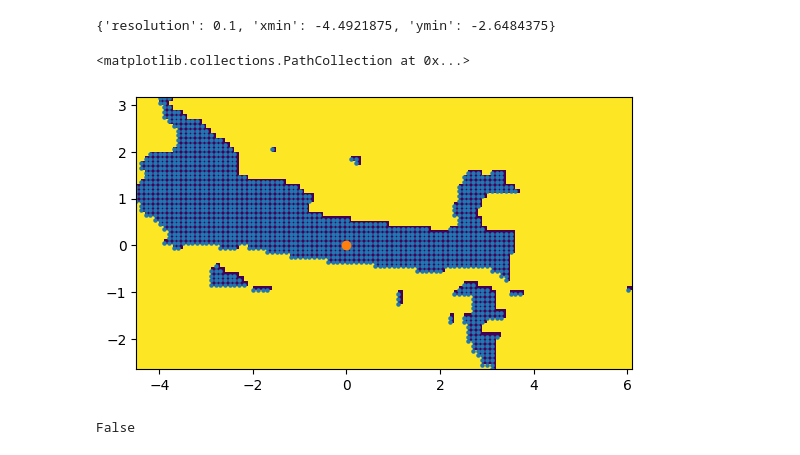
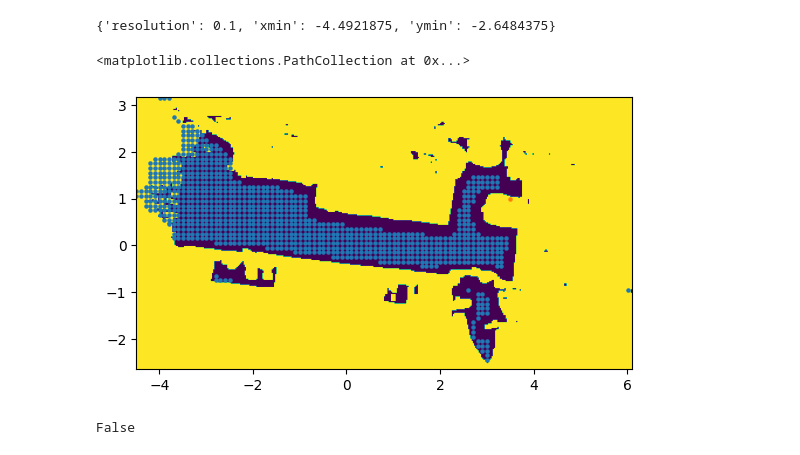
Before and after one commit to codekansas/usa, a Jupyter notebook: notebooks/06_lab.ipynb, the cells around one changed output. Drawn from its saved outputs; the diff is of its cells as text; code cells hidden in the pictures.

```diff
--- a/notebooks/06_lab.ipynb
+++ b/notebooks/06_lab.ipynb
@@ -412,10 +497,10 @@ points = np.vstack(valid_points)
 np.save("map.npy", points)
 # %%
 plt.scatter(points[:, 0], points[:, 1], s = 5)
-plt.imshow(grid_planner.occ_map.grid[::-1], extent=(minx, maxx, miny, maxy))
-plt.scatter(0, 0)
+plt.imshow(gradient_planner.occ_map.grid[::-1], extent=(minx, maxx, miny, maxy))
+plt.scatter( 3.5, 1, s = 5)
 # %% [output]
 <matplotlib.collections.PathCollection at 0x...>
-[figure, old version]
+[figure, new version]
 # %%
 points = np.load('map.npy')
```
Also changed, not shown: parts of 10 cells of this notebook, 4 other files.
